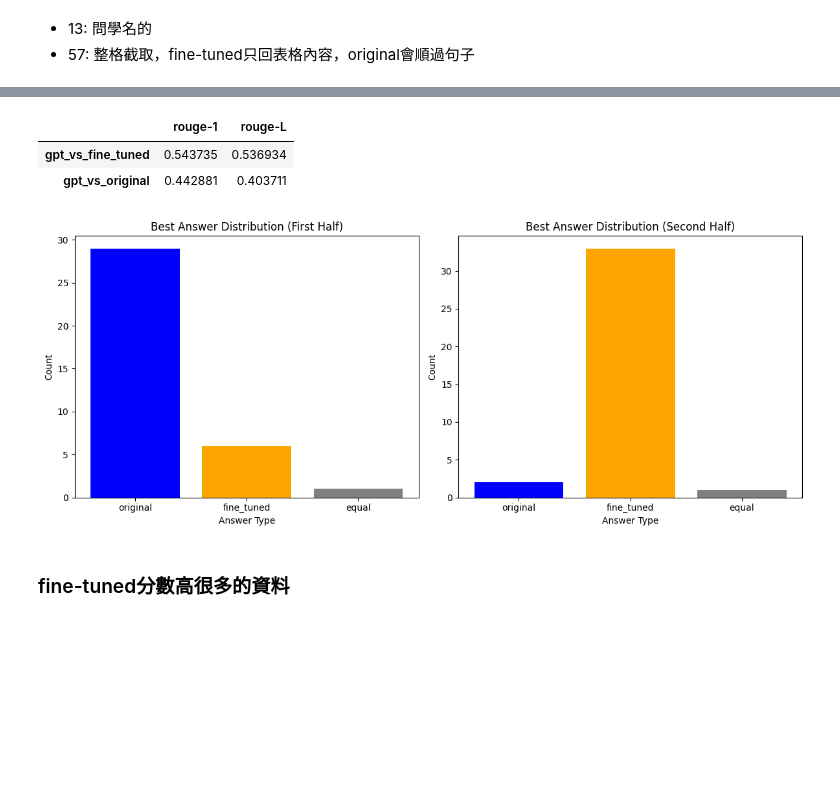
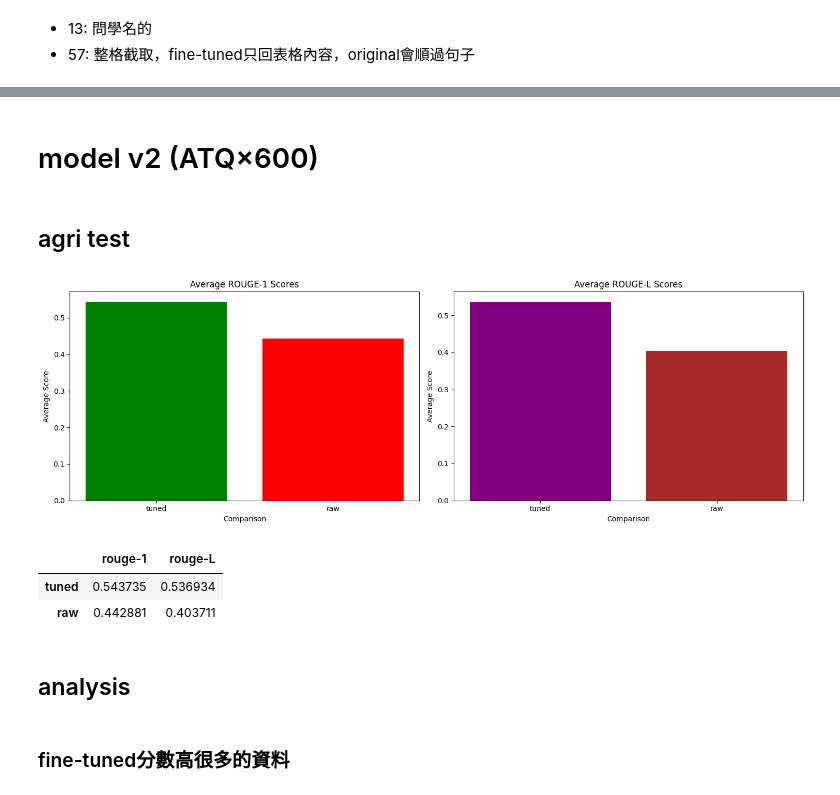
Before and after one commit to nderrrrr/DemetergptTableReader, a Jupyter notebook: analysis_ft_result.ipynb, the cells around one changed output, grey strips where cells are left out. Saved outputs shown, nothing was run; the diff lists cells and outputs as text; code cells hidden in the pictures; blank space fills up the shorter version.

```diff
--- a/analysis_ft_result.ipynb
+++ b/analysis_ft_result.ipynb
@@ -562,50 +221,14 @@ plt.show()
-# %%
-df = pd.DataFrame(avg_rouge_scores).T
-df
-# %% [output]
-|  | rouge-1 | rouge-L |
-| gpt_vs_fine_tuned | 0.543735 | 0.536934 |
-| gpt_vs_original | 0.442881 | 0.403711 |
-# %%
-# Split the data into two halves for comparison
-half_index = len(data_test) // 2
-first_half_data = data_test[:half_index]
-second_half_data = data_test[half_index:]
-
-# Initialize counters for both halves
-first_half_counts = {"original": 0, "fine_tuned": 0, "equal": 0}
-second_half_counts = {"original": 0, "fine_tuned": 0, "equal": 0}
-
-# Count best_answer distribution for the first half
-for item in first_half_data:
-    answer = item["best_answer"]
-    if answer not in first_half_counts:
-        answer = "equal"
-    first_half_counts[answer] += 1
-
-# Count best_answer distribution for the second half
-for item in second_half_data:
-    answer = item["best_answer"]
-    if answer not in second_half_counts:
-        answer = "equal"
-    second_half_counts[answer] += 1
-
-# Create the 1x2 set of plots for the distribution comparison
-fig, ax = plt.subplots(1, 2, figsize=(12, 5))
-
-# Best answer distribution for the first half
-ax[0].bar(first_half_counts.keys(), first_half_counts.values(), color=['blue', 'orange', 'gray'])
-ax[0].set_title('Best Answer Distribution (First Half)')
-ax[0].set_ylabel('Count')
-ax[0].set_xlabel('Answer Type')
-
-# Best answer distribution for the second half
-ax[1].bar(second_half_counts.keys(), second_half_counts.values(), color=['blue', 'orange', 'gray'])
-ax[1].set_title('Best Answer Distribution (Second Half)')
-ax[1].set_ylabel('Count')
-ax[1].set_xlabel('Answer Type')
-
-plt.tight_layout()
-plt.show()
-# %% [output]
-[figure, removed]
+# %% [markdown]
+# model v2 (ATQ×600)
+# %% [markdown]
+## agri test
+# %%
+file_path = "dataset/compare/cleaned/test_compare_v2.json"
+analyze_rouge_scores(file_path)
+# %% [output]
+[figure, added]
+|  | rouge-1 | rouge-L |
+| tuned | 0.543735 | 0.536934 |
+| raw | 0.442881 | 0.403711 |
+# %% [markdown]
+## analysis
```
Also changed, not shown: parts of 53 cells of this notebook.
